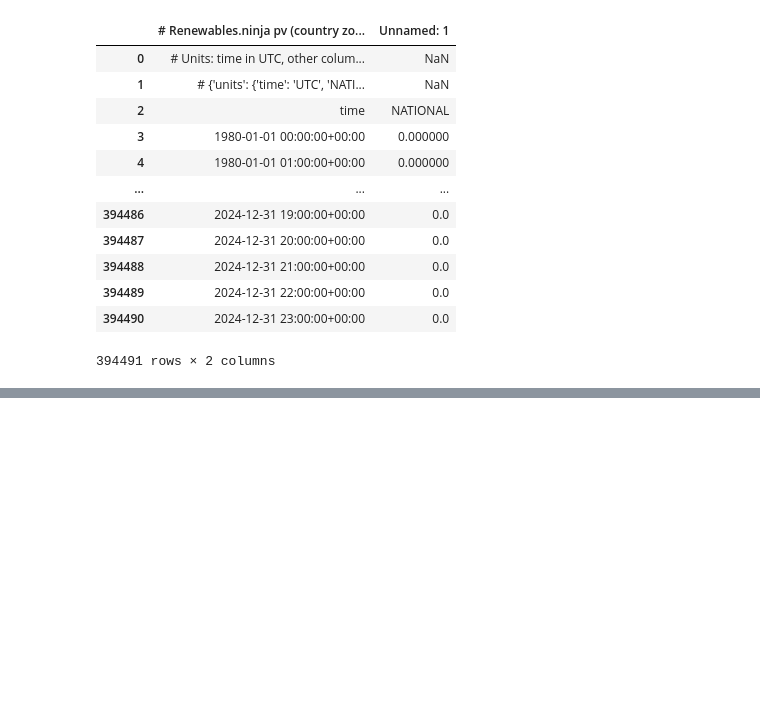
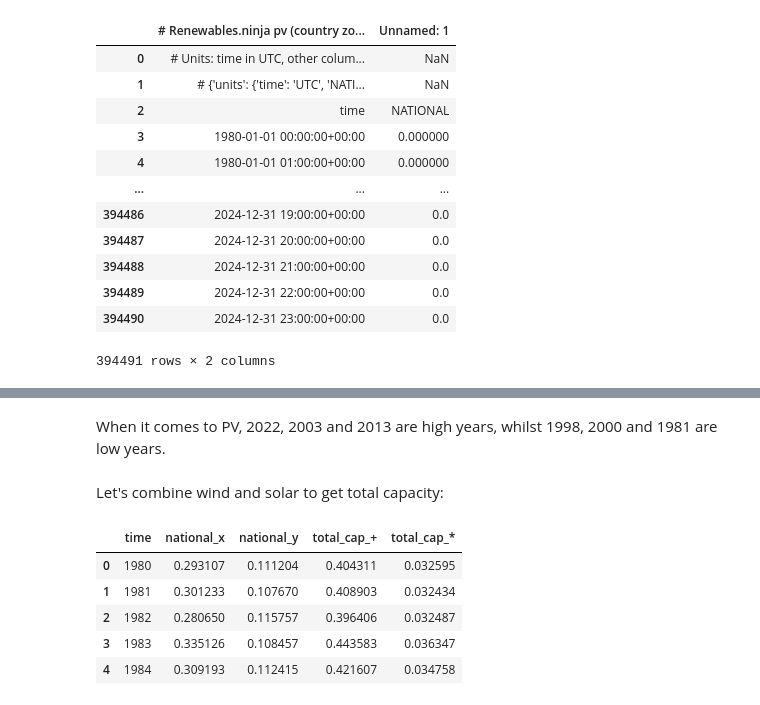
Before and after one commit to StianLindsethgits/EnergySystemsModelling, a Jupyter notebook: stratchbook.ipynb, the cells around one changed output, grey strips where cells are left out. Cells and saved outputs as stored; diff of their text form; code cells hidden in the pictures; blank space fills up the shorter version.

```diff
--- a/stratchbook.ipynb
+++ b/stratchbook.ipynb
@@ -137,0 +153,15 @@ Years with low Capacity factors
+# %% [markdown]
+When it comes to PV, 2022, 2003 and 2013 are high years, whilst 1998, 2000 and 1981 are low years.
+# %% [markdown]
+Let's combine wind and solar to get total capacity:
+# %%
+df_merged = pd.merge(year_avg_wind, year_avg_pv, 'inner', on= 'time')
+df_merged['total_cap_+'] = df_merged['national_x'] + df_merged['national_y']
+df_merged['total_cap_*'] = df_merged['national_x'] * df_merged['national_y']
+# %% [output]
+|  | time | national_x | national_y | total_cap_+ | total_cap_* |
+| 0 | 1980 | 0.293107 | 0.111204 | 0.404311 | 0.032595 |
+| 1 | 1981 | 0.301233 | 0.107670 | 0.408903 | 0.032434 |
+| 2 | 1982 | 0.280650 | 0.115757 | 0.396406 | 0.032487 |
+| 3 | 1983 | 0.335126 | 0.108457 | 0.443583 | 0.036347 |
+| 4 | 1984 | 0.309193 | 0.112415 | 0.421607 | 0.034758 |
```
Also changed, not shown: parts of 11 cells of this notebook.
